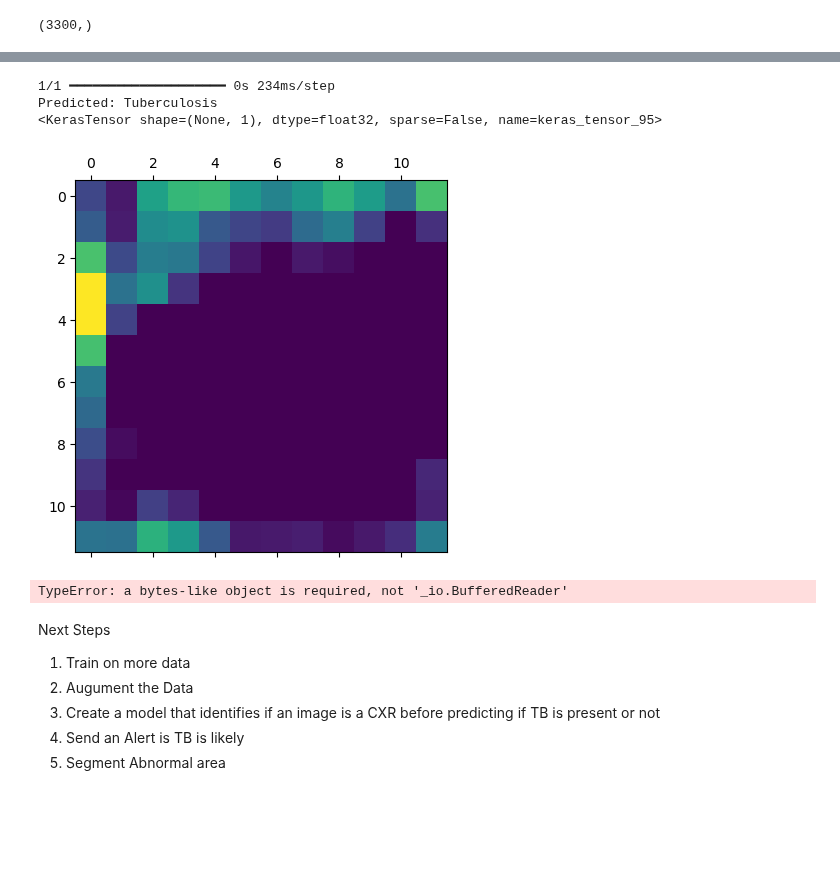
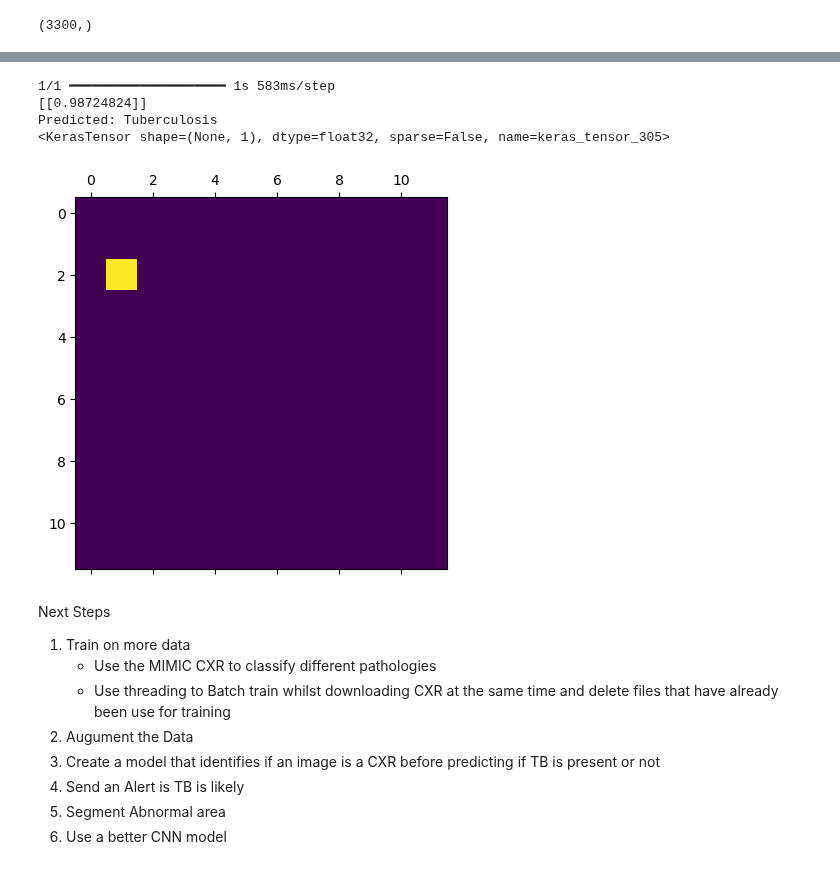
Before and after one commit to Ngwaru/CXR, a Jupyter notebook: tb_cxr.ipynb, the cells around one changed output, grey strips where cells are left out. Cells and saved outputs as stored; diff of their text form; code cells hidden in the pictures; blank space fills up the shorter version.

```diff
--- a/tb_cxr.ipynb
+++ b/tb_cxr.ipynb
@@ -223,12 +222,12 @@ preprocess_input = keras.applications.xception.preprocess_input
 
 classes_names = {0:"Normal", 1:"Tuberculosis"}
 
-last_conv_layer_name = "block5_conv4"
+last_conv_layer_name = "block5_conv3"
 
 img_path = "C:\\Users\\munod\\OneDrive\\Documents\\Datasets\\Tuberculosis_(TB)_Chest_X-ray_Database\\TB_Chest_Radiography_Database\\Tuberculosis\\Tuberculosis-59.png"
 
 img = Image.open(img_path)
-img.show()
+# img.show()
 # %%
 def decode_predictions(preds):
     return classes_names[round(preds[0][0])]
@@ -269,19 +268,21 @@ def make_gradcam_heatmap(img_array, model, last_conv_layer_name, pred_index=None
 # %%
 img_array = preprocess_input(get_img_array(img_path, size=img_size))
 
-model.layers[-1].activation = None
+# model.layers[-1].activation = None
 
 preds = model.predict(img_array)
+print(preds)
 print("Predicted:", decode_predictions(preds))
 
 heatmap = make_gradcam_heatmap(img_array, model, last_conv_layer_name)
 plt.matshow(heatmap)
 plt.show()
 # %% [output]
-1/1 ━━━━━━━━━━━━━━━━━━━━ 0s 234ms/step
+1/1 ━━━━━━━━━━━━━━━━━━━━ 1s 583ms/step
+[[0.98724824]]
 Predicted: Tuberculosis
-<KerasTensor shape=(None, 1), dtype=float32, sparse=False, name=keras_tensor_95>
+<KerasTensor shape=(None, 1), dtype=float32, sparse=False, name=keras_tensor_305>
-[figure, old version]
+[figure, new version]
 # %%
 def save_and_display_gradcam(img_path, heatmap, cam_path="cam.jpg", alpha=0.4):
     img = keras.utils.load_img(img_path)
@@ -316,11 +311,10 @@ with open(img_path, "rb") as pic_bytes:
-# %%
-inst.get_img_array()
-# %% [output]
-TypeError: a bytes-like object is required, not '_io.BufferedReader'
 # %% [markdown]
 Next Steps
 1. Train on more data
+    - Use the MIMIC CXR to classify different pathologies
+    - Use threading to Batch train whilst downloading CXR at the same time and delete files that have already been use for training
 2. Augument the Data
 3. Create a model that identifies if an image is a CXR before predicting if TB is present or not
 4. Send an Alert is TB is likely
 5. Segment Abnormal area
+6. Use a better CNN model
```
Also changed, not shown: parts of 13 cells of this notebook.
